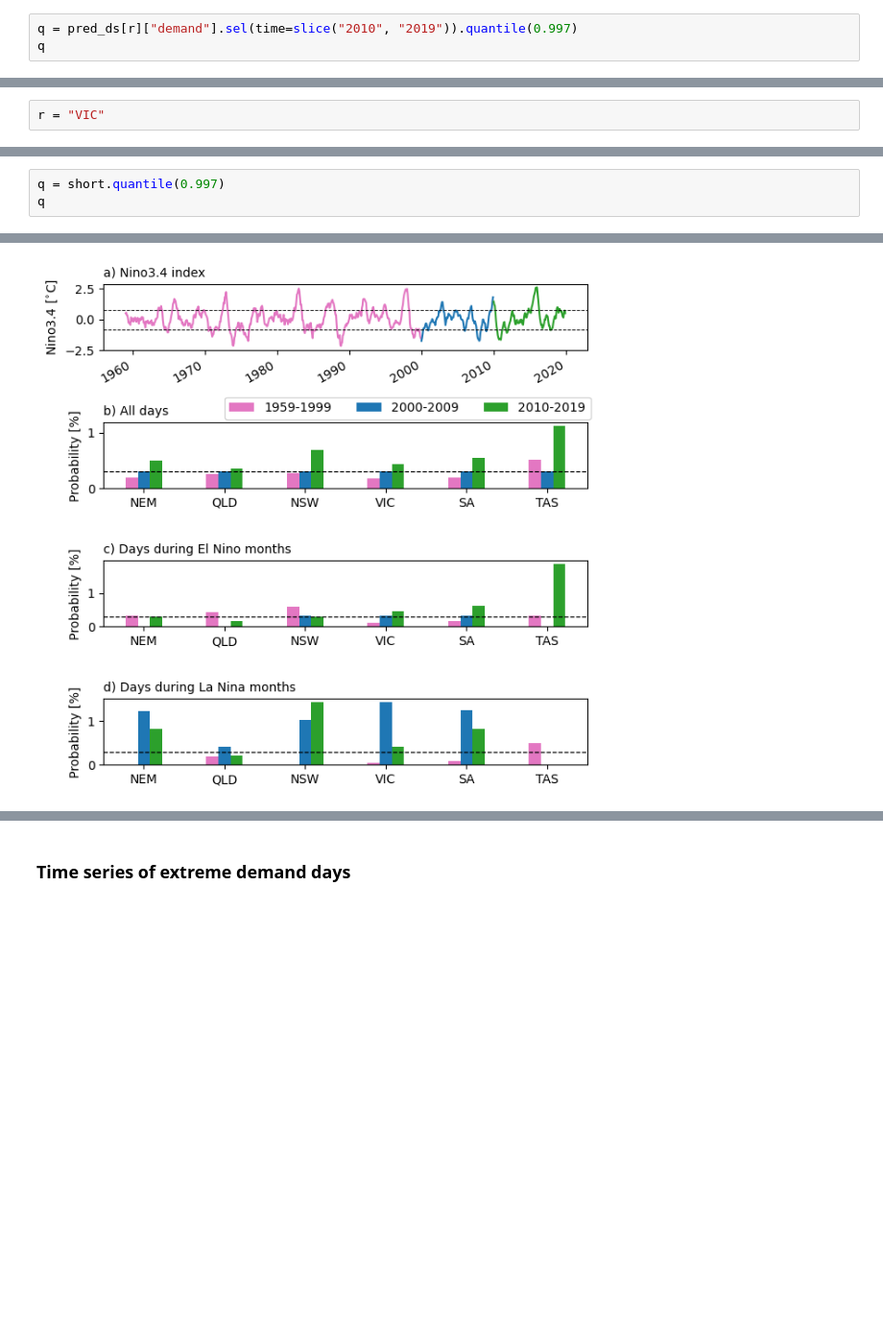
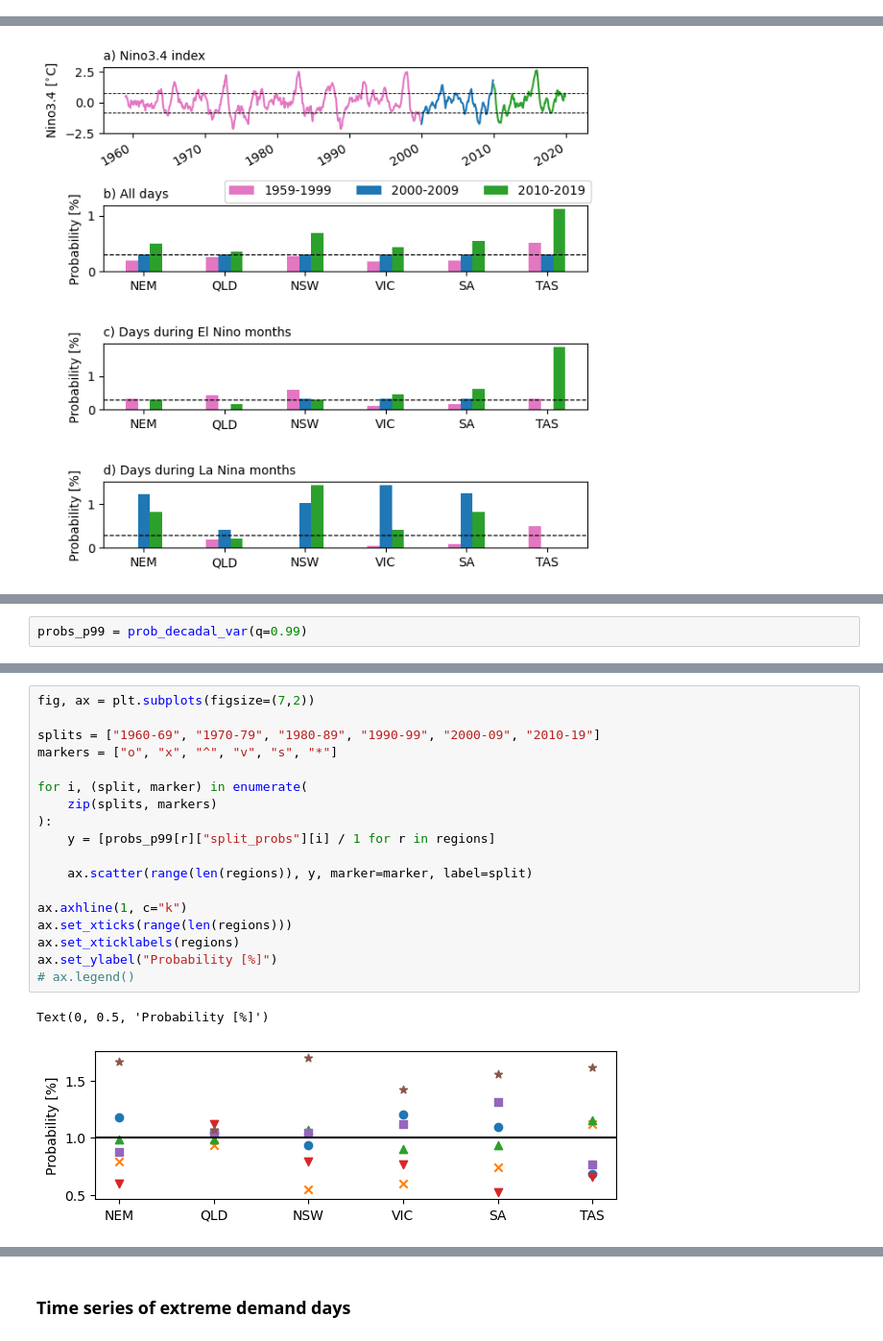
Before and after one commit to dougrichardson/demand_model, a Jupyter notebook: 17_analyse_detrended_NEM_ERA5.ipynb, the cells around one changed output, grey strips where cells are left out. Shown at 96% size. Drawn from its saved outputs; the diff is of its cells as text; blank space fills up the shorter version.

```diff
--- a/17_analyse_detrended_NEM_ERA5.ipynb
+++ b/17_analyse_detrended_NEM_ERA5.ipynb
@@ -544,3 +493,0 @@ r = "VIC"
-# %%
-q = pred_ds[r]["demand"].sel(time=slice("2010", "2019")).quantile(0.997)
-q
@@ -580,4 +494,2 @@ Coordinates:
 # %% [markdown]
 ### Change in probability between short and long records
-# %%
-r = "VIC"
@@ -588,3 +495,0 @@ short = long.sel(time=slice("2010", "2019"))
-# %%
-q = short.quantile(0.997)
-q
@@ -827,0 +763,2 @@ plt.subplots_adjust(hspace=1.1)
+# %%
+probs_p99 = prob_decadal_var(q=0.99)
@@ -827,0 +846,21 @@ plt.subplots_adjust(hspace=1.1)
+# %%
+fig, ax = plt.subplots(figsize=(7,2))
+
+splits = ["1960-69", "1970-79", "1980-89", "1990-99", "2000-09", "2010-19"]
+markers = ["o", "x", "^", "v", "s", "*"]
+
+for i, (split, marker) in enumerate(
+    zip(splits, markers)
+):
+    y = [probs_p99[r]["split_probs"][i] / 1 for r in regions]
+
+    ax.scatter(range(len(regions)), y, marker=marker, label=split)
+
+ax.axhline(1, c="k")
+ax.set_xticks(range(len(regions)))
+ax.set_xticklabels(regions)
+ax.set_ylabel("Probability [%]")
+# ax.legend()
+# %% [output]
+Text(0, 0.5, 'Probability [%]')
+[figure, added]
```
Also changed, not shown: parts of 39 cells of this notebook.
